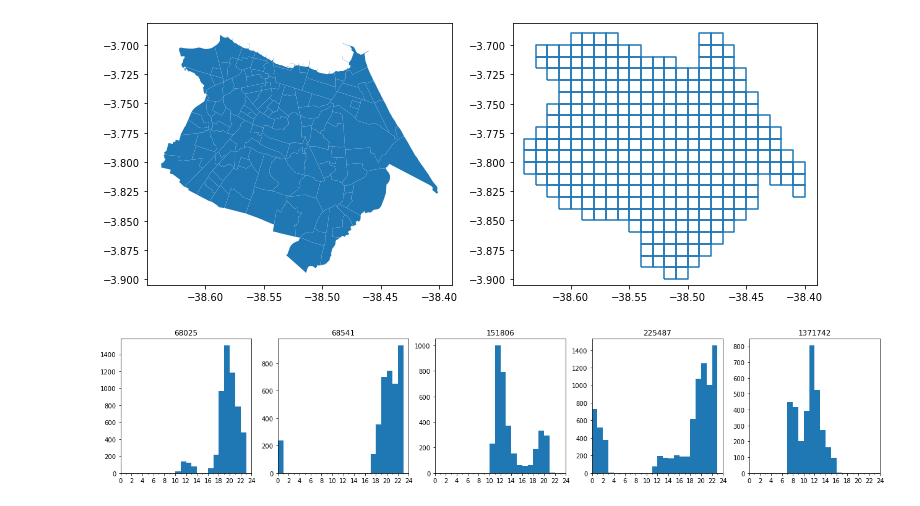
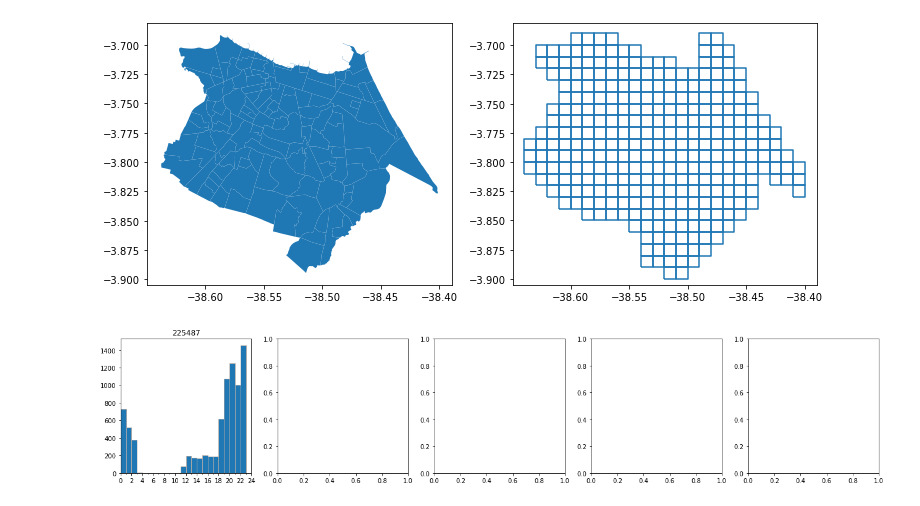
Before and after one commit to fdanielsouza/Teoria_das_Filas_Aplicado_a_Delivery_Online, a Jupyter notebook: Estudos.ipynb, the cells around one changed output. Cells and saved outputs as stored; diff of their text form; code cells hidden in the pictures.

```diff
--- a/Estudos.ipynb
+++ b/Estudos.ipynb
@@ -32,27 +35,27 @@ gpd.GeoSeries(grade_fortaleza).boundary.plot(ax=ax2)
 <AxesSubplot:>
 [figure]
 # %%
-pedidos_fortaleza = pd.read_csv('Dados/New_query_2023_07_11.csv')
+pedidos_fortaleza = pd.read_csv('Dados/New_query_2023_07_11.csv', parse_dates=['ini_pedido', 'fim_pedido'])
 # %%
 pedidos_por_rest = pedidos_fortaleza['frn_id'].value_counts().reset_index().rename(columns={"index": 'frn_id', "frn_id": 'pedidos'})
 # %%
-tamanho_amostra = 5
+tamanho_amostra = 1
 # %%
 rests_amostra = pedidos_por_rest[pedidos_por_rest.pedidos > 3000][['frn_id']].drop_duplicates().sample(n=tamanho_amostra, random_state=123)
 # %%
 pedidos_amostra = pedidos_fortaleza.merge(rests_amostra, on='frn_id')
 # %%
-pedidos_amostra['hr_pedido'] = pd.to_datetime(pedidos_amostra['ini_pedido']).dt.hour
+pedidos_amostra['hr_pedido'] = pedidos_amostra['ini_pedido'].dt.hour
 # %%
-fig, axs = plt.subplots(nrows=math.floor(tamanho_amostra / 5), ncols=5, figsize=(22, 4))
+fig, axs = plt.subplots(nrows=max(1, math.floor(tamanho_amostra / 5)), ncols=5, figsize=(22, 4))
 grupos_rests = pedidos_amostra.groupby('frn_id')
 
 for (grp, df), ax in zip(grupos_rests, axs.ravel()):
-    df['hr_pedido'].plot(kind='hist', bins=range(24), ax=ax)
+    df['hr_pedido'].plot(kind='hist', bins=range(24), edgecolor='darkgrey', ax=ax)
     ax.xaxis.set_major_locator(ticker.MultipleLocator(2))
     ax.xaxis.set_minor_locator(ticker.MultipleLocator(1))
     ax.set_xlim((0, 24))
     ax.set_ylabel('')
     ax.set_title(grp)
 # %% [output]
-[figure, old version]
+[figure, new version]
```
Also changed, not shown: parts of 11 cells of this notebook.
